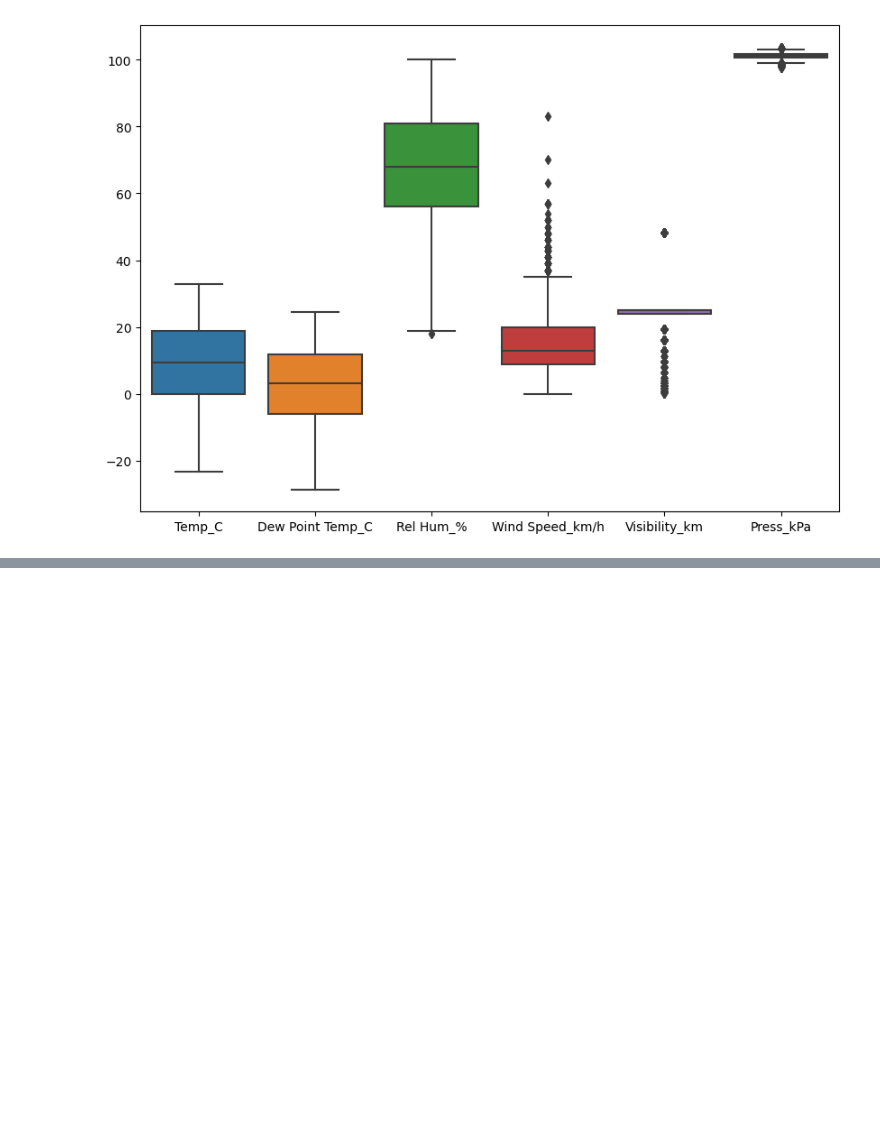
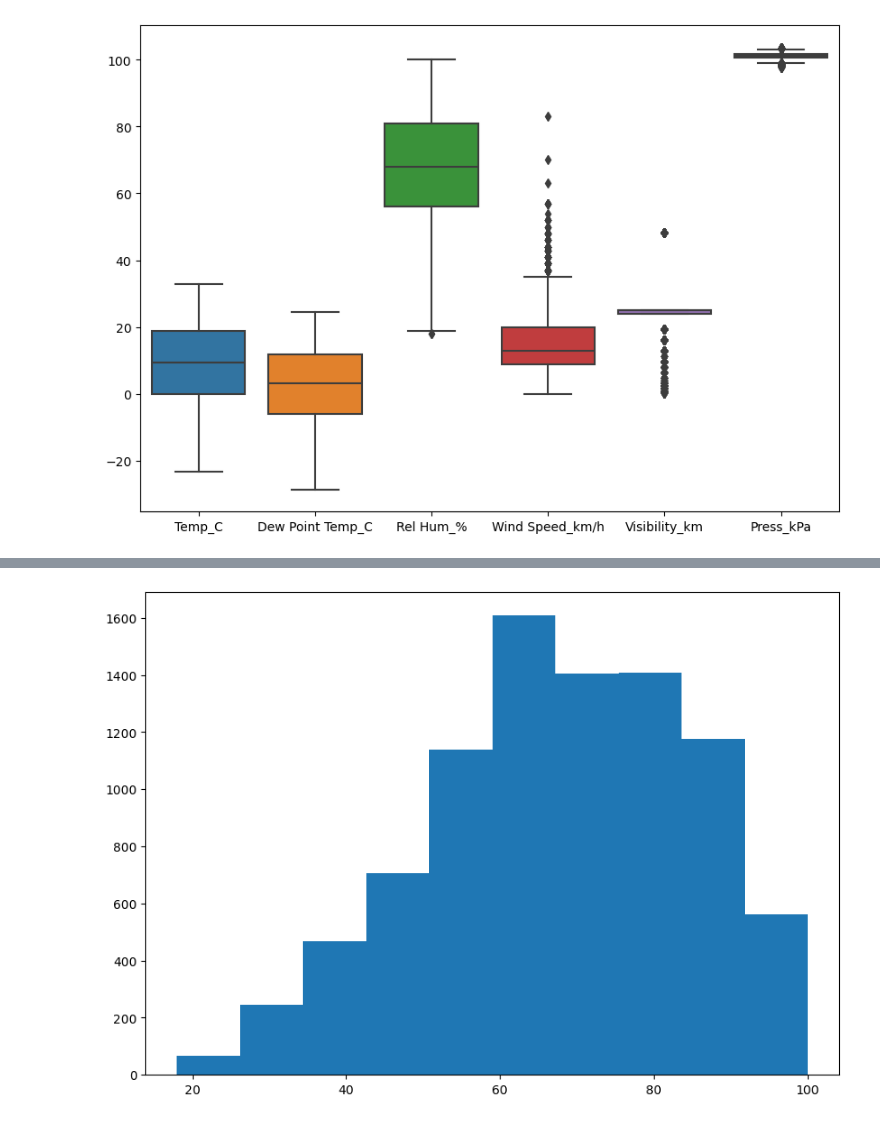
Before and after one commit to zabayodev/LuxDevHQ_Training_2024, a Jupyter notebook: dsaafrica_week_2_assignment.ipynb, the cells around one changed output, grey strips where cells are left out. Saved outputs shown, nothing was run; the diff lists cells and outputs as text; code cells hidden in the pictures; blank space fills up the shorter version.

```diff
--- a/dsaafrica_week_2_assignment.ipynb
+++ b/dsaafrica_week_2_assignment.ipynb
@@ -93,0 +106,6 @@ plt.show()
+# %%
+plt.figure(figsize = (10, 7))
+plt.hist(x = df['Rel Hum_%'])
+plt.show()
+# %% [output]
+[figure, added]
```
Also changed, not shown: parts of 2 cells of this notebook.
